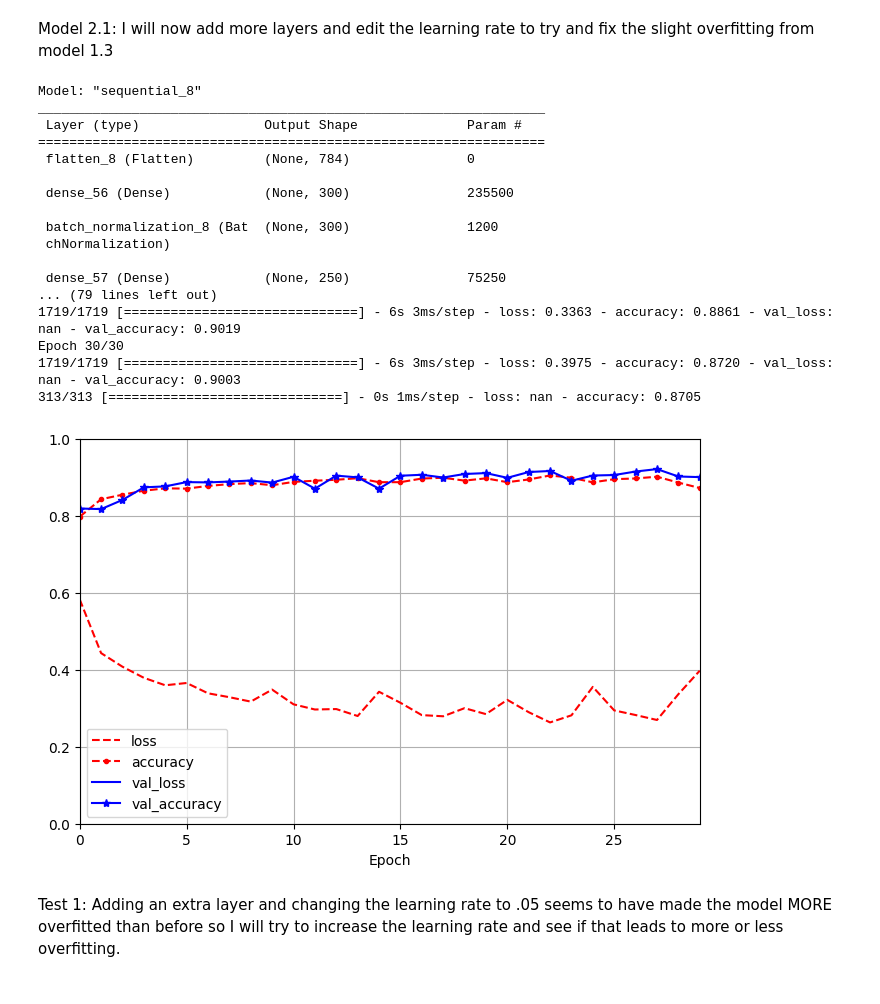
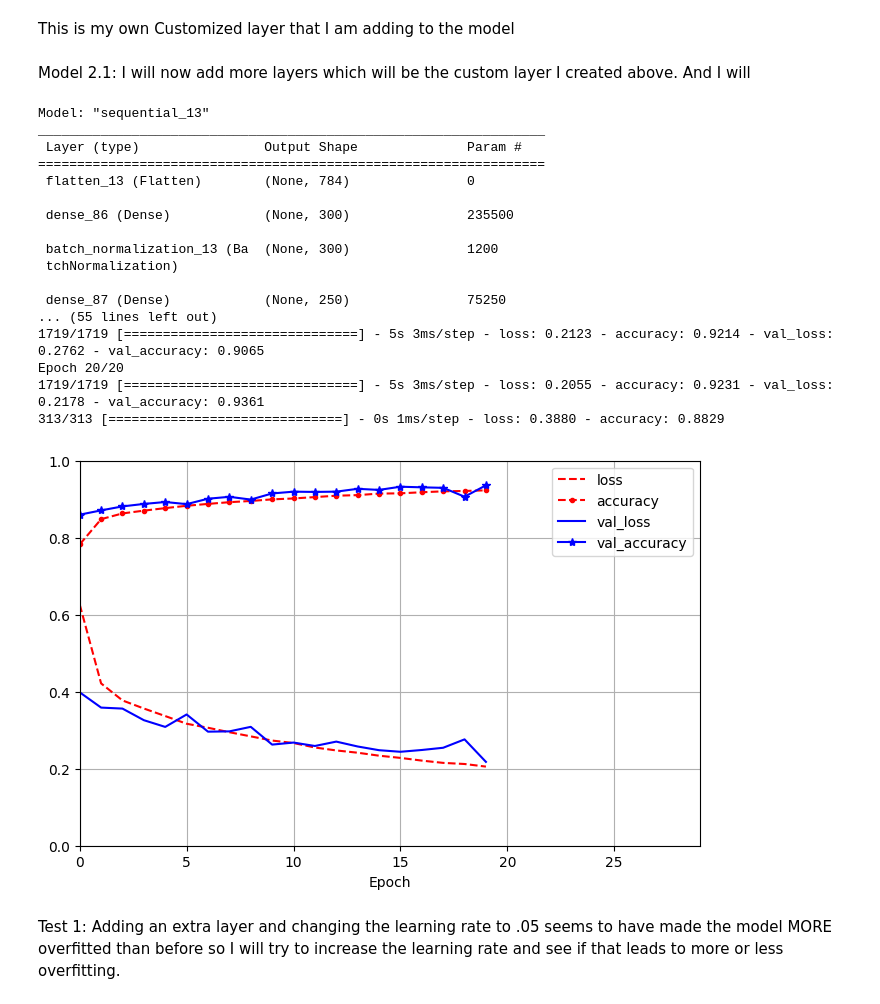
Before and after one commit to lennymuldoon/Project2, a Jupyter notebook: Muldoon_CM2_Project2.ipynb, the cells around one changed output. Drawn from its saved outputs; the diff is of its cells as text; code cells hidden in the pictures.

Commit message:
removed loss function due to not being able to create a compatable one

```diff
--- a/Muldoon_CM2_Project2.ipynb
+++ b/Muldoon_CM2_Project2.ipynb
@@ -1,10 +1,12 @@
 # %%
 import tensorflow as tf
 import matplotlib as mpl
+# %% [markdown]
+This is my own Customized layer that I am adding to the model
 # %%
-myLayer = tf.keras.layers.Lambda(lambda x: tf.abs(x))
+myLayer = tf.keras.layers.Lambda(lambda x: (x*1.0000001))
-# %% [markdown]
-Model 2.1: I will now add more layers and edit the learning rate to try and fix the slight overfitting from model 1.3
+# %% [markdown]
+Model 2.1: I will now add more layers which will be the custom layer I created above. And I will
 # %%
 #Step 1 - Import the data
 #Also split the data into training and test sets, also hold out the last 5000 images from training/testing
@@ -31,61 +33,48 @@ model2_1.add(tf.keras.layers.Dense(150, activation="relu"))
 #added this layer
 model2_1.add(myLayer)
 model2_1.add(tf.keras.layers.Dense(50, activation="relu"))
+model2_1.add(myLayer)
 model2_1.add(tf.keras.layers.Dense(10, activation="softmax"))
 
 model2_1.summary()
 
-#Custom loss function
-def lossFunc(y_true, y_pred):
-    # Calculate cross-entropy loss
-    cross_entropy = tf.keras.losses.CategoricalCrossentropy(from_logits=True)(y_true, y_pred)
-
-    # Define the regularization term (L2 weight decay)
-    l2_weight_decay = 0.001  # Adjust this value as needed
-    regularization_loss = tf.reduce_sum(tf.keras.regularizers.l2(l2_weight_decay)(model.trainable_variables))
-
-    # Combine losses with weights
-    total_loss = cross_entropy + regularization_loss * 0.1  # Adjust weight (0.1)
-
-    return total_loss
-
 #Step 3 - Compile the model
 #edited learning rate to .05 instead of .01
-model2_1.compile(loss="sparse_categorical_crossentropy", optimizer = "adam", metrics=["accuracy"])
+model2_1.compile(loss="sparse_categorical_crossentropy", optimizer = tf.keras.optimizers.SGD(learning_rate=0.01), metrics=["accuracy"])
 
-#Step 4 - Train and evaluate model
-history2_1 = model2_1.fit(X_train, y_train, epochs=30,
+#Step 4 - Train and evaluate model, epoch was 30 shortened to 20 for speed
+history2_1 = model2_1.fit(X_train, y_train, epochs=20,
                     validation_data=(X_valid, y_valid))
 
 #Step 5 - Check for overfitting and retest if needed (STOP HERE BASED ON ASSIGNMENT REQS)
 mse_test, rmse_test = model2_1.evaluate(X_test, y_test)
 
 #Step 6 - Visualize the data
 import matplotlib.pyplot as plt
 import pandas as pd
 
 pd.DataFrame(history2_1.history).plot(
     figsize=(8, 5), xlim=[0, 29], ylim=[0, 1], grid=True, xlabel="Epoch",
     style=["r--", "r--.", "b-", "b-*"])
 plt.show()
 # %% [output]
-Model: "sequential_8"
+Model: "sequential_13"
 _________________________________________________________________
  Layer (type)                Output Shape              Param #
 =================================================================
- flatten_8 (Flatten)         (None, 784)               0
+ flatten_13 (Flatten)        (None, 784)               0
 
- dense_56 (Dense)            (None, 300)               235500
+ dense_86 (Dense)            (None, 300)               235500
 
- batch_normalization_8 (Bat  (None, 300)               1200
- chNormalization)
+ batch_normalization_13 (Ba  (None, 300)               1200
+ tchNormalization)
 
- dense_57 (Dense)            (None, 250)               75250
-... (79 lines left out)
-1719/1719 [==============================] - 6s 3ms/step - loss: 0.3363 - accuracy: 0.8861 - val_loss: nan - val_accuracy: 0.9019
-Epoch 30/30
-1719/1719 [==============================] - 6s 3ms/step - loss: 0.3975 - accuracy: 0.8720 - val_loss: nan - val_accuracy: 0.9003
-313/313 [==============================] - 0s 1ms/step - loss: nan - accuracy: 0.8705
+ dense_87 (Dense)            (None, 250)               75250
+... (55 lines left out)
+1719/1719 [==============================] - 5s 3ms/step - loss: 0.2123 - accuracy: 0.9214 - val_loss: 0.2762 - val_accuracy: 0.9065
+Epoch 20/20
+1719/1719 [==============================] - 5s 3ms/step - loss: 0.2055 - accuracy: 0.9231 - val_loss: 0.2178 - val_accuracy: 0.9361
+313/313 [==============================] - 0s 1ms/step - loss: 0.3880 - accuracy: 0.8829
-[figure, old version]
+[figure, new version]
 # %% [markdown]
 Test 1: Adding an extra layer and changing the learning rate to .05 seems to have made the model MORE overfitted than before so I will try to increase the learning rate and see if that leads to more or less overfitting.
```
